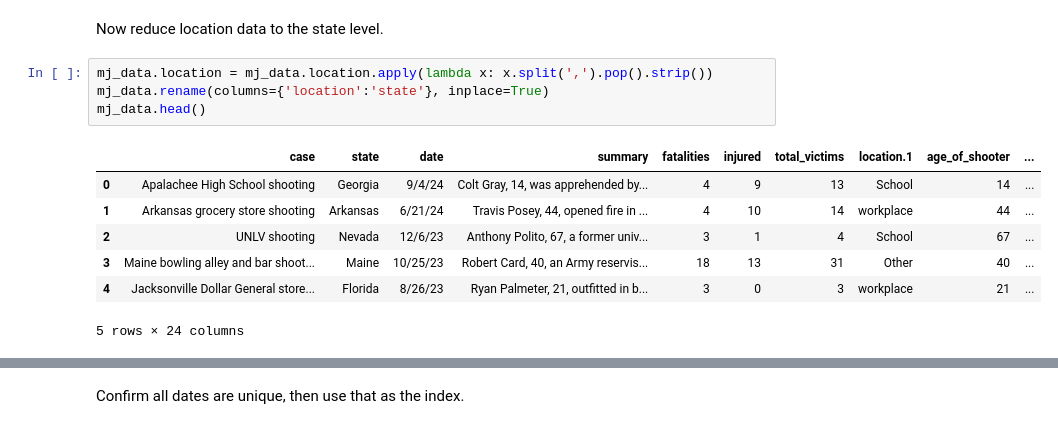
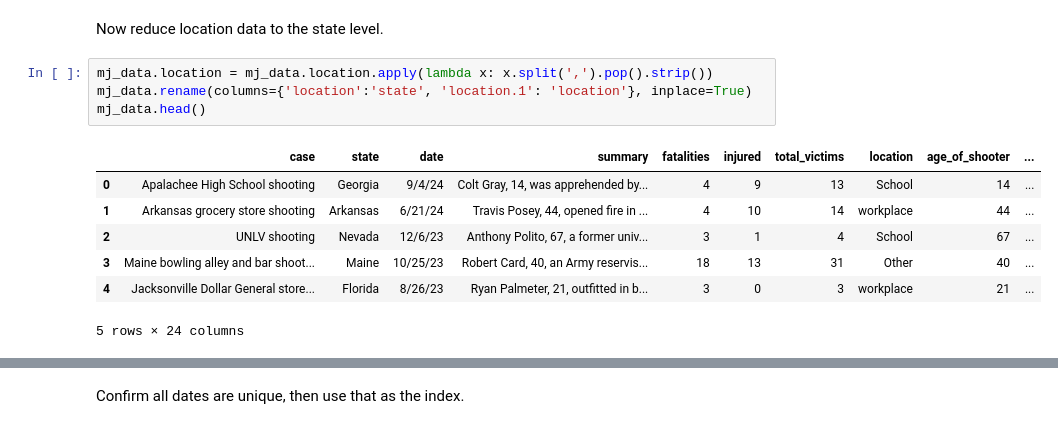
Before and after one commit to whitgroves/gun-law-efficacy, a Jupyter notebook: analysis.ipynb, the cells around one changed output, grey strips where cells are left out. Drawn from its saved outputs; the diff is of its cells as text.

```diff
--- a/analysis.ipynb
+++ b/analysis.ipynb
@@ -21,10 +22,10 @@ mj_data.head()
 Now reduce location data to the state level.
 # %%
 mj_data.location = mj_data.location.apply(lambda x: x.split(',').pop().strip())
-mj_data.rename(columns={'location':'state'}, inplace=True)
+mj_data.rename(columns={'location':'state', 'location.1': 'location'}, inplace=True)
 mj_data.head()
 # %% [output]
-|  | case | state | date | summary | fatalities | injured | total_victims | location.1 | age_of_shooter | ... |
+|  | case | state | date | summary | fatalities | injured | total_victims | location | age_of_shooter | ... |
 | 0 | Apalachee High School shooting | Georgia | 9/4/24 | Colt Gray, 14, was apprehended by... | 4 | 9 | 13 | School | 14 | ... |
 | 1 | Arkansas grocery store shooting | Arkansas | 6/21/24 | Travis Posey, 44, opened fire in ... | 4 | 10 | 14 | workplace | 44 | ... |
 | 2 | UNLV shooting | Nevada | 12/6/23 | Anthony Polito, 67, a former univ... | 3 | 1 | 4 | School | 67 | ... |
```
Also changed, not shown: parts of 23 cells of this notebook, 1 other file.
